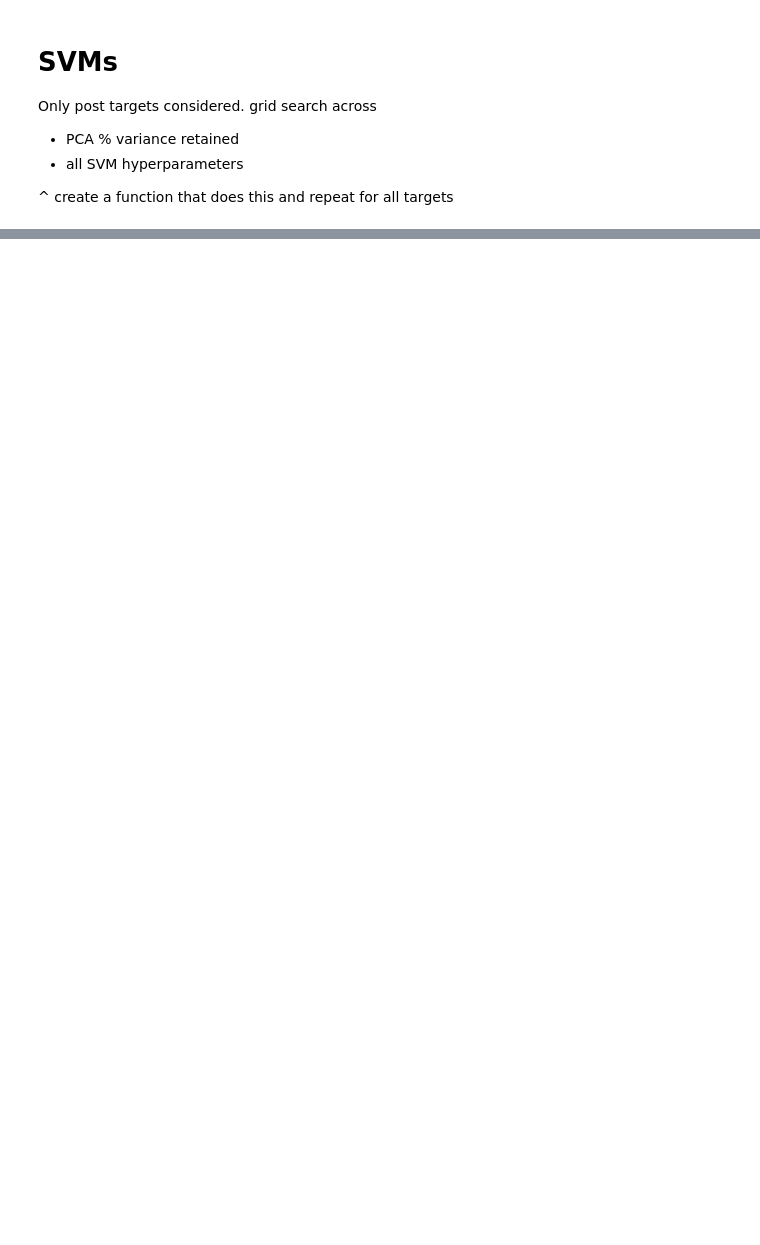
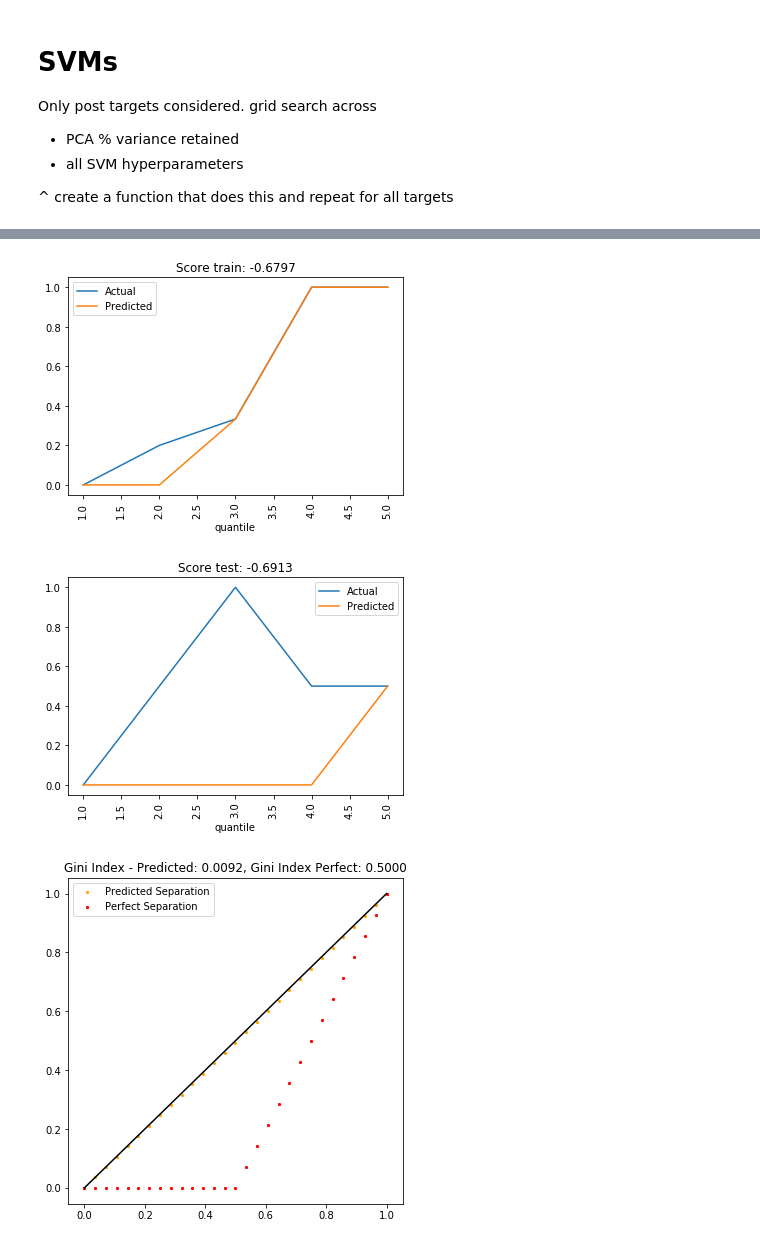
Before and after one commit to AndrewLSyd/COMP9417_major_project-1, a Jupyter notebook: 04_SVM.ipynb, the cells around one changed output, grey strips where cells are left out. Saved outputs shown, nothing was run; the diff lists cells and outputs as text; code cells hidden in the pictures; blank space fills up the shorter version.

```diff
--- a/04_SVM.ipynb
+++ b/04_SVM.ipynb
@@ -412,0 +441,6 @@ array([45.34870074, 45.89978746, 45.92272232, 41.98778182, 45.19755615,
+# %%
+output_results_diagnostics(flourishing_scale_imp_class_post, "flourishing_scale_imp_class_post", X_train, y_train, X_test, y_test, quantiles=5, classifier=True)
+# %% [output]
+[figure, added]
+[figure, added]
+[figure, added]
```
Also changed, not shown: parts of 22 cells of this notebook, 50 other files.
